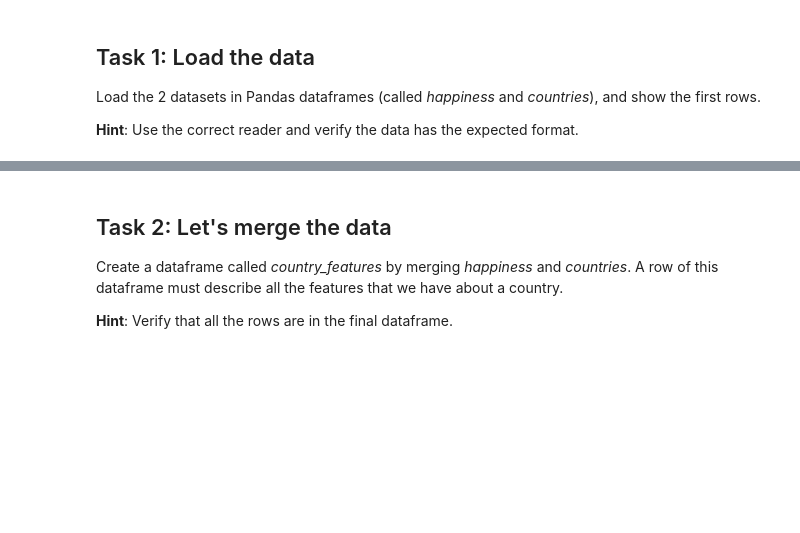
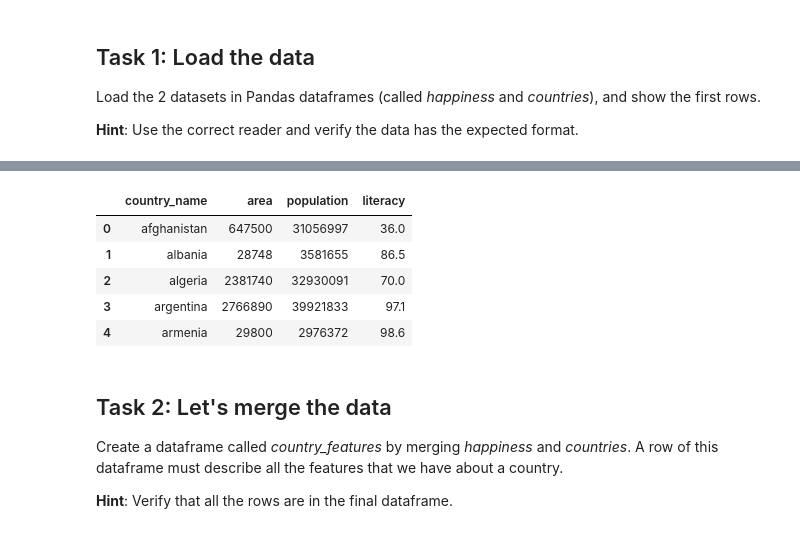
Before and after one commit to eirikur7/2024, a Jupyter notebook: Exercises/01 - Handling data/Happiness.ipynb, the cells around one changed output, grey strips where cells are left out. Drawn from its saved outputs; the diff is of its cells as text; code cells hidden in the pictures; blank space fills up the shorter version.

```diff
--- a/Exercises/01 - Handling data/Happiness.ipynb
+++ b/Exercises/01 - Handling data/Happiness.ipynb
@@ -54,6 +54,16 @@ happiness.head()
 | 2 | Algeria | 5.0051 | 0.803385 | 65.905174 | 0.466611 | -0.121105 | ... |
 | 3 | Argentina | 5.9747 | 0.900568 | 68.803802 | 0.831132 | -0.194914 | ... |
 | 4 | Armenia | 4.6768 | 0.757479 | 66.750656 | 0.712018 | -0.138780 | ... |
+# %%
+countries = pd.read_csv(COUNTRIES_DATASET, decimal=',')
+countries.head()
+# %% [output]
+|  | country_name | area | population | literacy |
+| 0 | afghanistan | 647500 | 31056997 | 36.0 |
+| 1 | albania | 28748 | 3581655 | 86.5 |
+| 2 | algeria | 2381740 | 32930091 | 70.0 |
+| 3 | argentina | 2766890 | 39921833 | 97.1 |
+| 4 | armenia | 29800 | 2976372 | 98.6 |
 # %% [markdown]
 ## Task 2: Let's merge the data
 
```
Also changed, not shown: parts of 13 cells of this notebook, 3 other files.
